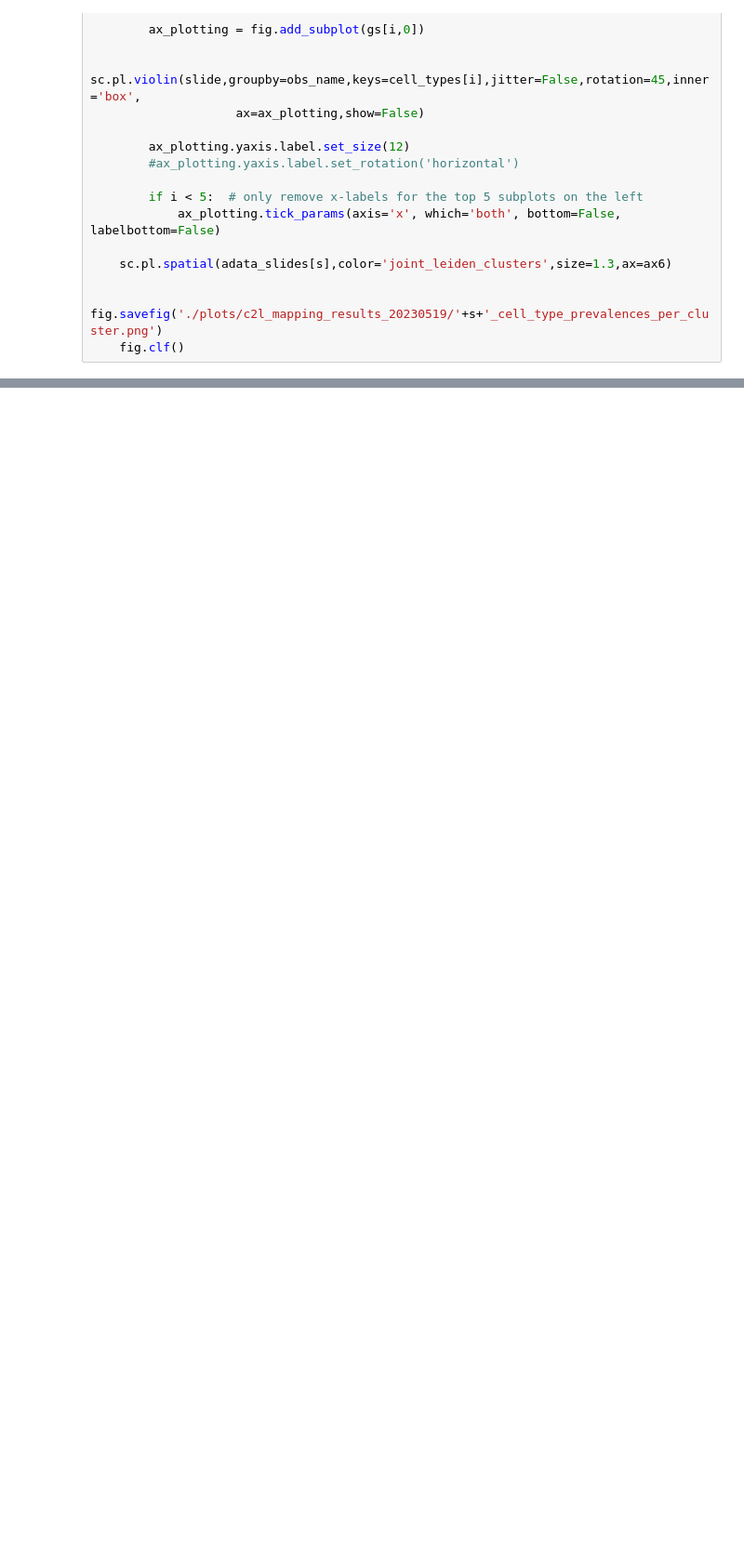
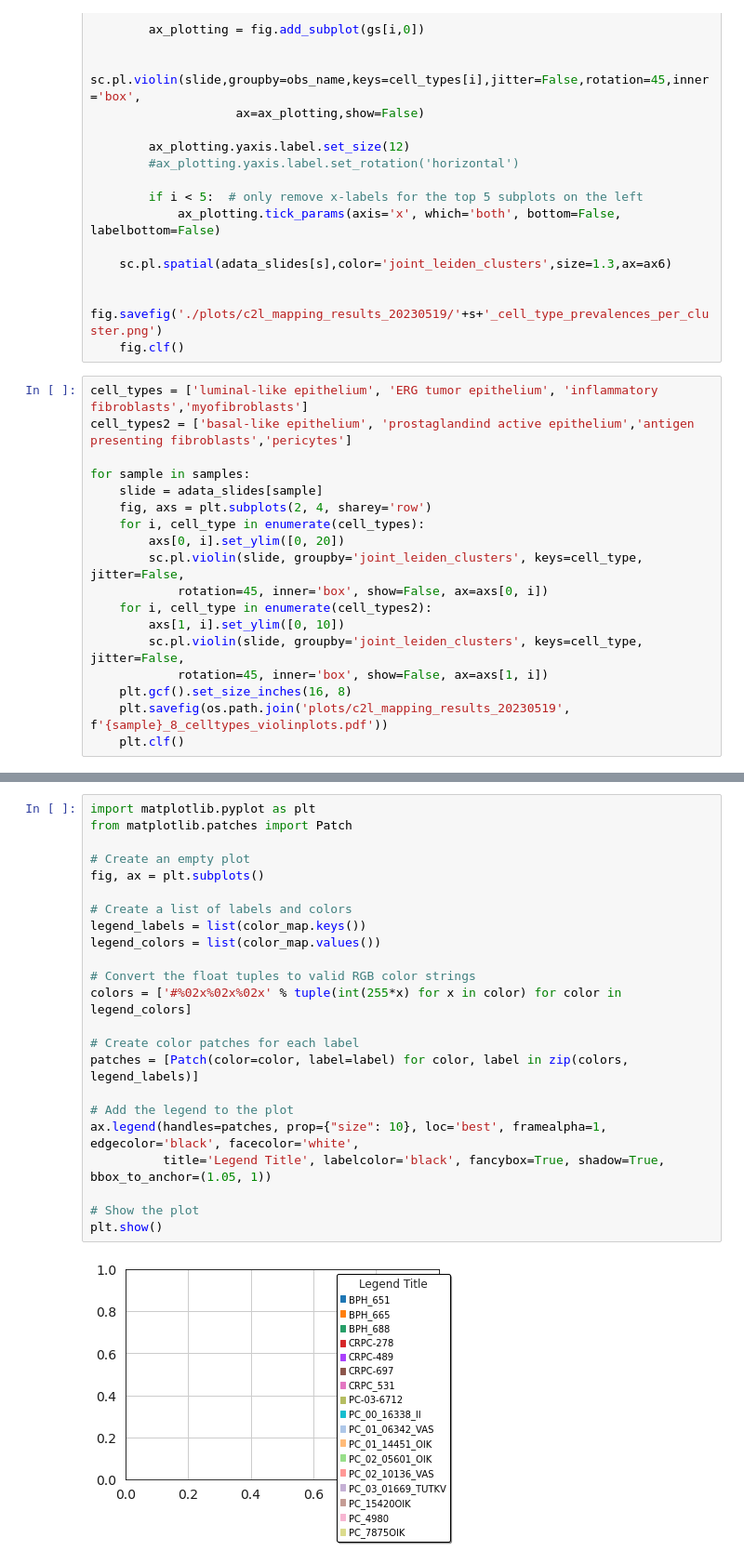
Before and after one commit to akiviaho/spatial, a Jupyter notebook: notebooks/spatial-post-c2l-mapping.ipynb, the cells around one changed output, grey strips where cells are left out. Shown: that part at 93% size. Cells and saved outputs as stored; diff of their text form; blank space fills up the shorter version.

```diff
--- a/notebooks/spatial-post-c2l-mapping.ipynb
+++ b/notebooks/spatial-post-c2l-mapping.ipynb
@@ -247,4 +204,22 @@ for s in samples:
 
     fig.savefig('./plots/c2l_mapping_results_20230519/'+s+'_cell_type_prevalences_per_cluster.png')
     fig.clf()
+# %%
+cell_types = ['luminal-like epithelium', 'ERG tumor epithelium', 'inflammatory fibroblasts','myofibroblasts']
+cell_types2 = ['basal-like epithelium', 'prostaglandind active epithelium','antigen presenting fibroblasts','pericytes']
+
+for sample in samples:
+    slide = adata_slides[sample]
+    fig, axs = plt.subplots(2, 4, sharey='row')
+    for i, cell_type in enumerate(cell_types):
+        axs[0, i].set_ylim([0, 20])
+        sc.pl.violin(slide, groupby='joint_leiden_clusters', keys=cell_type, jitter=False,
+            rotation=45, inner='box', show=False, ax=axs[0, i])
+    for i, cell_type in enumerate(cell_types2):
+        axs[1, i].set_ylim([0, 10])
+        sc.pl.violin(slide, groupby='joint_leiden_clusters', keys=cell_type, jitter=False,
+            rotation=45, inner='box', show=False, ax=axs[1, i])
+    plt.gcf().set_size_inches(16, 8)
+    plt.savefig(os.path.join('plots/c2l_mapping_results_20230519', f'{sample}_8_celltypes_violinplots.pdf'))
+    plt.clf()
 # %% [markdown]
@@ -350,3 +314,28 @@ sns.clustermap(averaged_df.T, col_colors=colors, cmap='viridis', z_score=1,
 # %% [output]
 <seaborn.matrix.ClusterGrid at 0x...>
 [figure]
+# %%
+import matplotlib.pyplot as plt
+from matplotlib.patches import Patch
+
+# Create an empty plot
+fig, ax = plt.subplots()
+
+# Create a list of labels and colors
+legend_labels = list(color_map.keys())
+legend_colors = list(color_map.values())
+
+# Convert the float tuples to valid RGB color strings
+colors = ['#%02x%02x%02x' % tuple(int(255*x) for x in color) for color in legend_colors]
+
+# Create color patches for each label
+patches = [Patch(color=color, label=label) for color, label in zip(colors, legend_labels)]
+
+# Add the legend to the plot
+ax.legend(handles=patches, prop={"size": 10}, loc='best', framealpha=1, edgecolor='black', facecolor='white',
+          title='Legend Title', labelcolor='black', fancybox=True, shadow=True,  bbox_to_anchor=(1.05, 1))
+
+# Show the plot
+plt.show()
+# %% [output]
+[figure, added]
```
Also changed, not shown: parts of 31 cells of this notebook, 1 other file.
